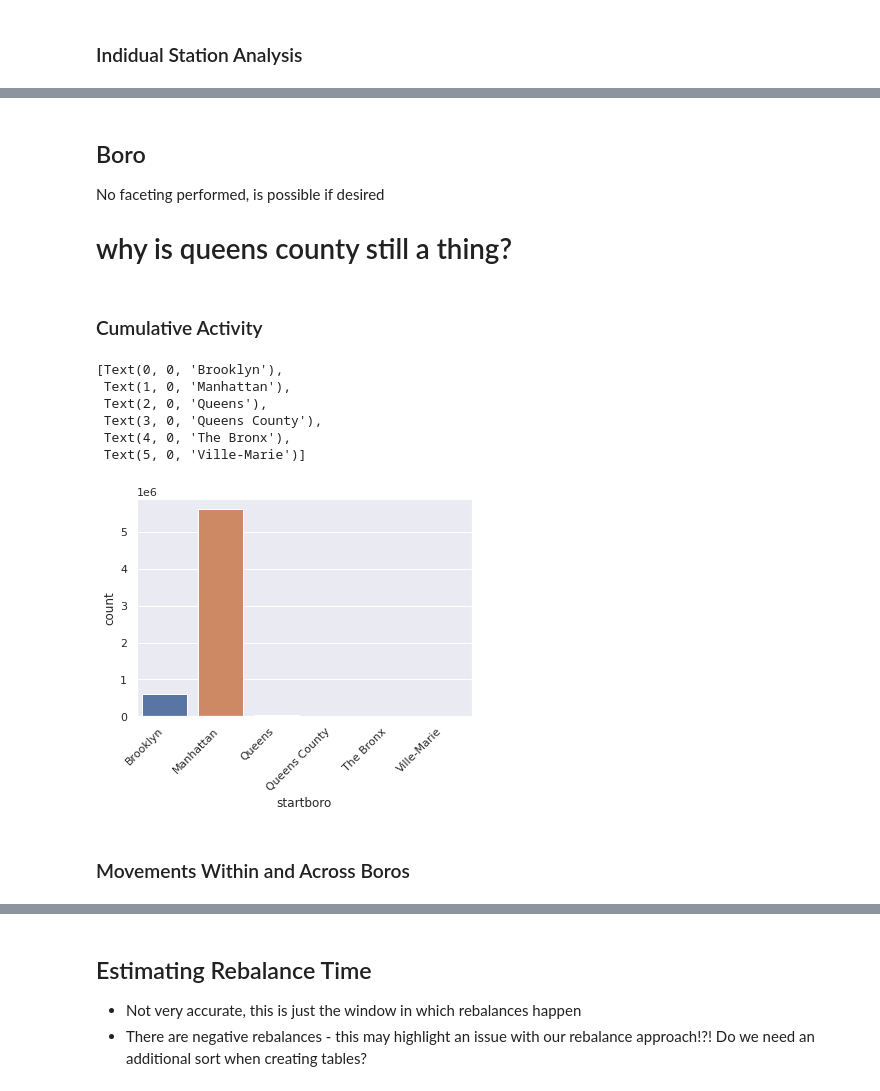
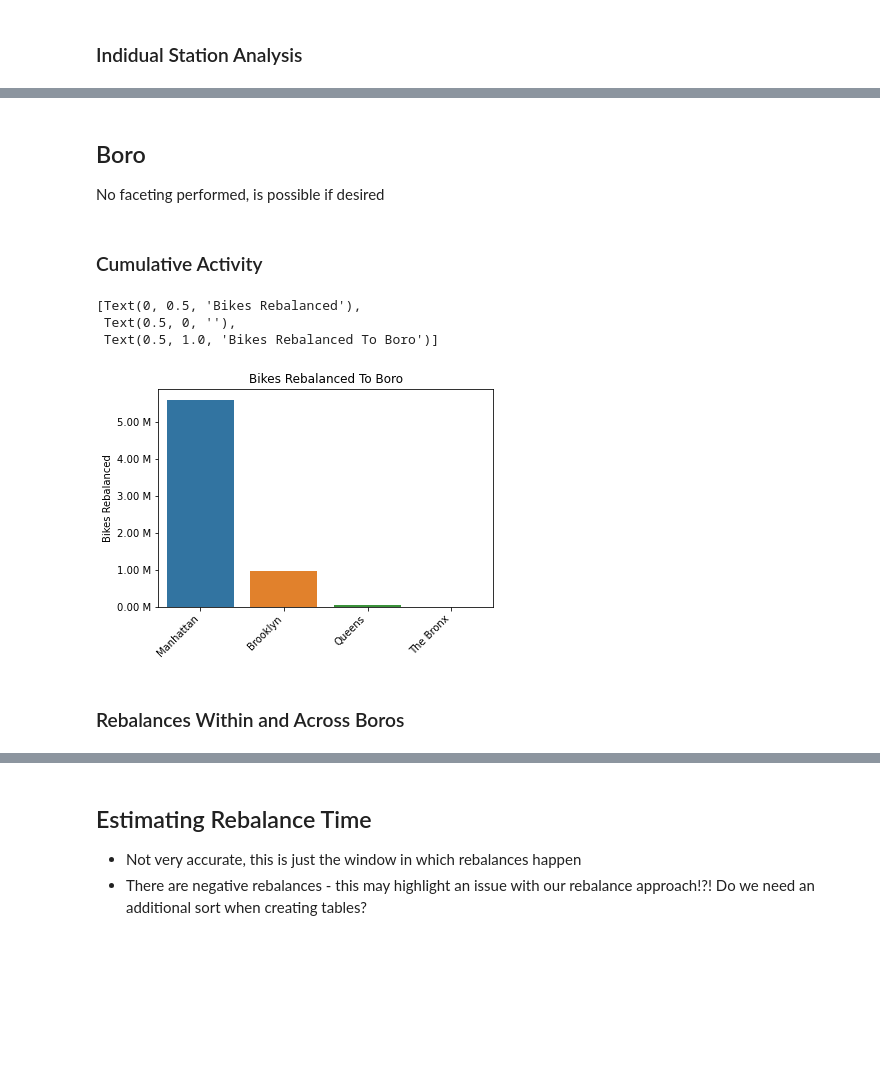
Before and after one commit to rishigoutam/citibike, a Jupyter notebook: eda/rebalance_eda.ipynb, the cells around one changed output, grey strips where cells are left out. Cells and saved outputs as stored; diff of their text form; code cells hidden in the pictures; blank space fills up the shorter version.

```diff
--- a/eda/rebalance_eda.ipynb
+++ b/eda/rebalance_eda.ipynb
@@ -72,5 +75,9 @@ bins = [0, 25, 50, 75, 100, 125, 150, 175, 200, 225, 250]
 rebal["startelevation_bin"] = pd.cut(rebal.startelevation_ft, bins=bins)
 rebal["prevtrip_elevation_bin"] = pd.cut(rebal.prevtrip_elevation_ft, bins=bins)
 
+# remove boro ville-marie
+rebal = rebal.loc[rebal.prevtrip_boro != "Ville-Marie"]
+rebal = rebal.loc[rebal.startboro != "Ville-Marie"]
+
 rebal.head()
 # %% [output]
@@ -845,7 +893,7 @@ f, axs = plt.subplots(
     2, 1, figsize=(12, 8), sharex=True, gridspec_kw={"height_ratios": [1, 0.15]}
 )
 y = sns.barplot(
-    y=rebpair.rebal_count, x=rebpair.rebal_route[:20], ax=axs[0], palette="deep"
+    y=rebpair.rebal_count, x=rebpair.rebal_route[:20], ax=axs[0], palette="tab10"
 )
 y.set(
     title="Most Frequent Rebalance Routes",
@@ -853,7 +901,7 @@ y.set(
     ylabel="Number of Bikes Rebalanced",
 )
 x = sns.barplot(
-    y=rebpair.rebal_cap_change, x=rebpair.rebal_route[:20], ax=axs[1], palette="deep"
+    y=rebpair.rebal_cap_change, x=rebpair.rebal_route[:20], ax=axs[1], palette="tab10"
 )
 f.tight_layout()
 x.set_xticklabels(x.get_xticklabels(), rotation=45, horizontalalignment="right")
@@ -867,22 +1039,19 @@ x.set(
 # %% [markdown]
 ## Boro
 No faceting performed, is possible if desired
-
-
-# why is queens county still a thing?
 # %% [markdown]
 ### Cumulative Activity
 # %%
 # total rebalances to a boro
-y = sns.countplot(data=rebal, x="startboro")
-y.set_xticklabels(y.get_xticklabels(), rotation=45, horizontalalignment="right")
+x = sns.countplot(data=rebal, x="startboro")
+x.set_xticklabels(y.get_xticklabels(), rotation=45, horizontalalignment="right")
+ylabels = ["{:,.2f}".format(y) + " M" for y in x.get_yticks() / 1000000]
+x.set_yticklabels(ylabels)
+x.set(ylabel="Bikes Rebalanced", xlabel="", title="Bikes Rebalanced To Boro")
 # %% [output]
-[Text(0, 0, 'Brooklyn'),
- Text(1, 0, 'Manhattan'),
- Text(2, 0, 'Queens'),
- Text(3, 0, 'Queens County'),
- Text(4, 0, 'The Bronx'),
- Text(5, 0, 'Ville-Marie')]
+[Text(0, 0.5, 'Bikes Rebalanced'),
+ Text(0.5, 0, ''),
+ Text(0.5, 1.0, 'Bikes Rebalanced To Boro')]
-[figure, old version]
+[figure, new version]
 # %% [markdown]
-### Movements Within and Across Boros
+### Rebalances Within and Across Boros
```
Also changed, not shown: parts of 60 cells of this notebook.
